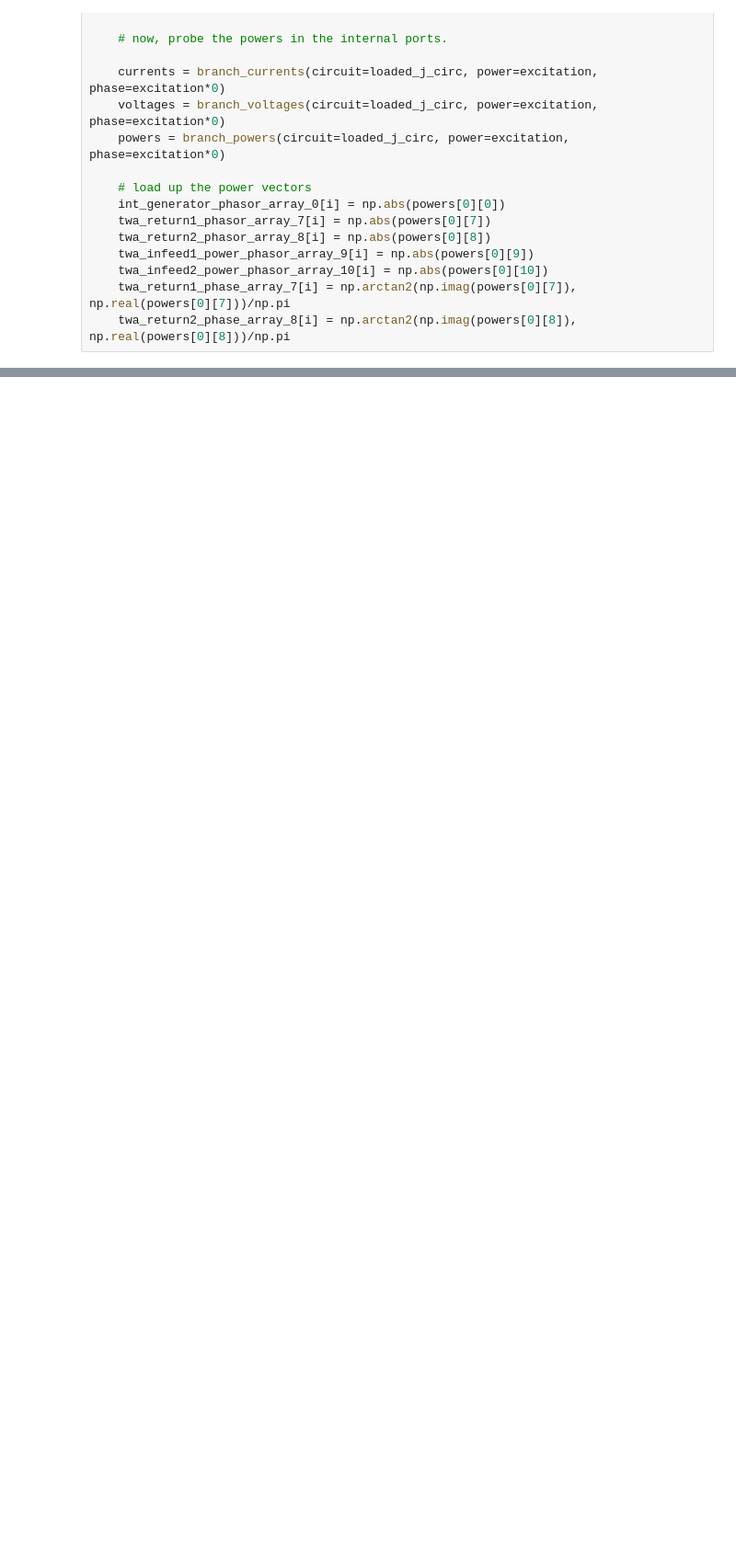
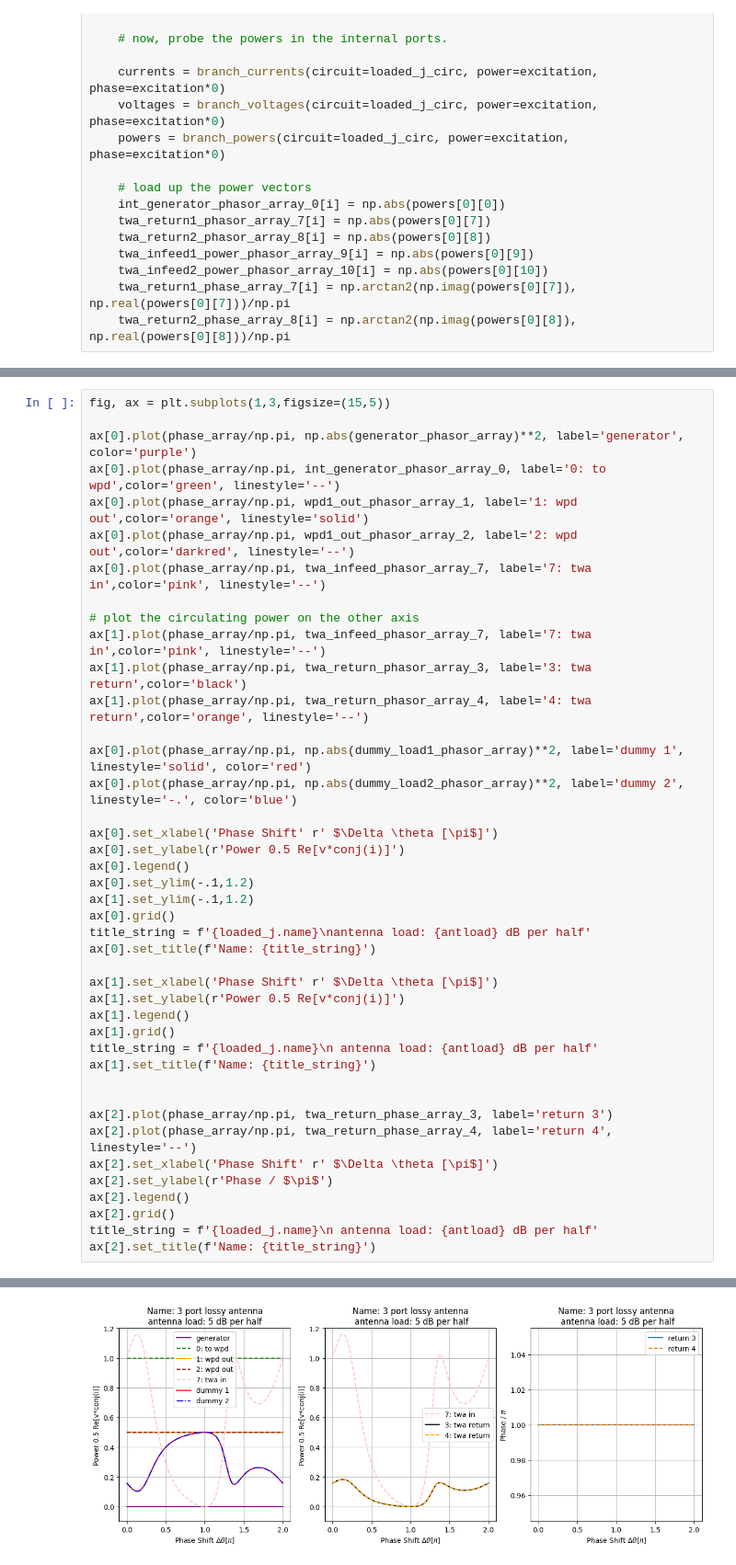
Before and after one commit to vandelij/TWA_circuit, a Jupyter notebook: shoebox/shoebox_circuit_scoping.ipynb, the cells around one changed output, grey strips where cells are left out. Shown at 92% size. Drawn from its saved outputs; the diff is of its cells as text; blank space fills up the shorter version.

```diff
--- a/shoebox/shoebox_circuit_scoping.ipynb
+++ b/shoebox/shoebox_circuit_scoping.ipynb
@@ -1753,0 +1955,43 @@ ax[1].set_title(f'Name: {title_string}')
+# %%
+fig, ax = plt.subplots(1,3,figsize=(15,5))
+
+ax[0].plot(phase_array/np.pi, np.abs(generator_phasor_array)**2, label='generator', color='purple')
+ax[0].plot(phase_array/np.pi, int_generator_phasor_array_0, label='0: to wpd',color='green', linestyle='--')
+ax[0].plot(phase_array/np.pi, wpd1_out_phasor_array_1, label='1: wpd out',color='orange', linestyle='solid')
+ax[0].plot(phase_array/np.pi, wpd1_out_phasor_array_2, label='2: wpd out',color='darkred', linestyle='--')
+ax[0].plot(phase_array/np.pi, twa_infeed_phasor_array_7, label='7: twa in',color='pink', linestyle='--')
+
+# plot the circulating power on the other axis
+ax[1].plot(phase_array/np.pi, twa_infeed_phasor_array_7, label='7: twa in',color='pink', linestyle='--')
+ax[1].plot(phase_array/np.pi, twa_return_phasor_array_3, label='3: twa return',color='black')
+ax[1].plot(phase_array/np.pi, twa_return_phasor_array_4, label='4: twa return',color='orange', linestyle='--')
+
+ax[0].plot(phase_array/np.pi, np.abs(dummy_load1_phasor_array)**2, label='dummy 1', linestyle='solid', color='red')
+ax[0].plot(phase_array/np.pi, np.abs(dummy_load2_phasor_array)**2, label='dummy 2', linestyle='-.', color='blue')
+
+ax[0].set_xlabel('Phase Shift' r' $\Delta \theta [\pi$]')
+ax[0].set_ylabel(r'Power 0.5 Re[v*conj(i)]')
+ax[0].legend()
+ax[0].set_ylim(-.1,1.2)
+ax[1].set_ylim(-.1,1.2)
+ax[0].grid()
+title_string = f'{loaded_j.name}\nantenna load: {antload} dB per half'
+ax[0].set_title(f'Name: {title_string}')
+
+ax[1].set_xlabel('Phase Shift' r' $\Delta \theta [\pi$]')
+ax[1].set_ylabel(r'Power 0.5 Re[v*conj(i)]')
+ax[1].legend()
+ax[1].grid()
+title_string = f'{loaded_j.name}\n antenna load: {antload} dB per half'
+ax[1].set_title(f'Name: {title_string}')
+
+
+ax[2].plot(phase_array/np.pi, twa_return_phase_array_3, label='return 3')
+ax[2].plot(phase_array/np.pi, twa_return_phase_array_4, label='return 4', linestyle='--')
+ax[2].set_xlabel('Phase Shift' r' $\Delta \theta [\pi$]')
+ax[2].set_ylabel(r'Phase / $\pi$')
+ax[2].legend()
+ax[2].grid()
+title_string = f'{loaded_j.name}\n antenna load: {antload} dB per half'
+ax[2].set_title(f'Name: {title_string}')
+# %% [output]
@@ -1754,3 +1999,4 @@ ax[1].set_title(f'Name: {title_string}')
+[figure, added]
 # %%
 # test out junit2 circuit model
 
```
Also changed, not shown: parts of 30 cells of this notebook, 3 other files.
